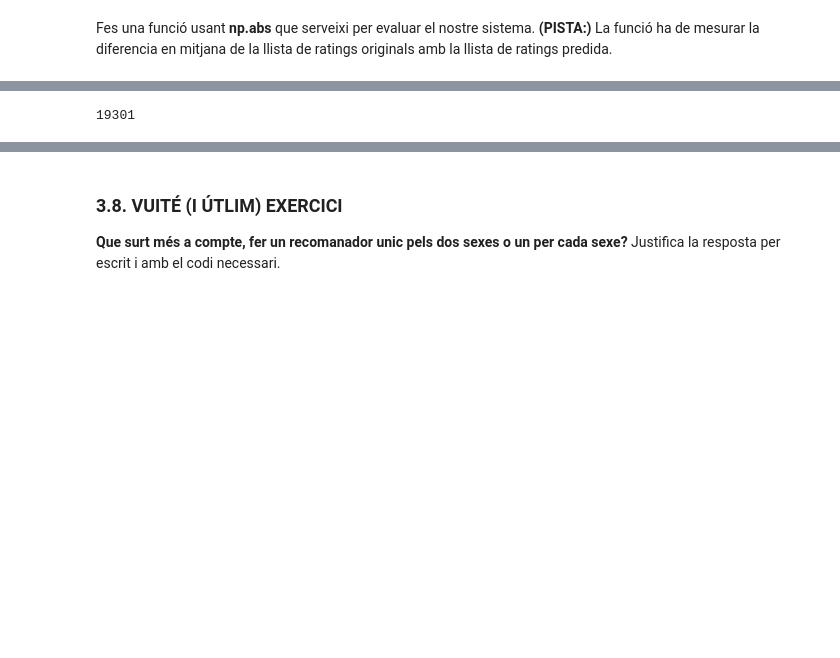
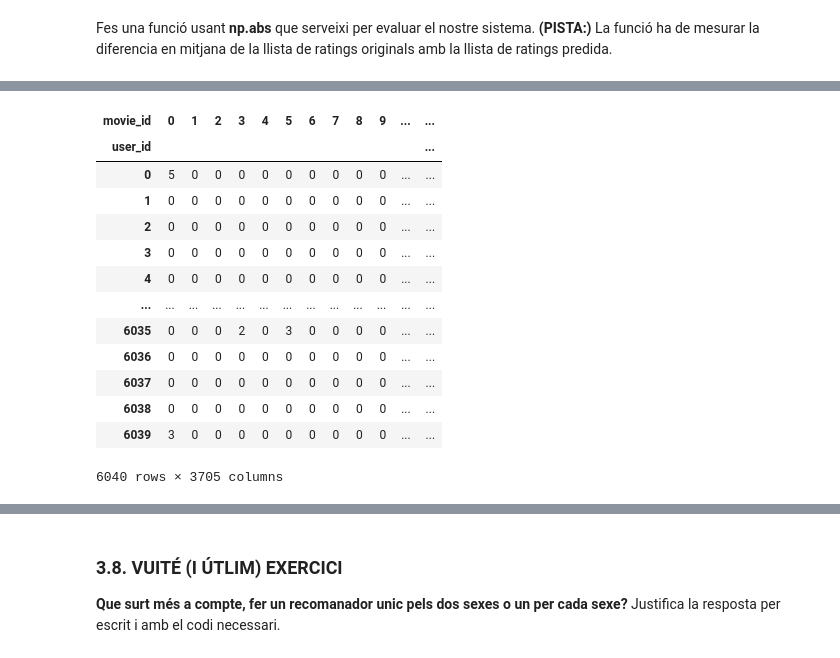
Before and after one commit to mates-info/tnui, a Jupyter notebook: p2/assigment_code.ipynb, the cells around one changed output, grey strips where cells are left out. Cells and saved outputs as stored; diff of their text form; code cells hidden in the pictures; blank space fills up the shorter version.

```diff
--- a/p2/assigment_code.ipynb
+++ b/p2/assigment_code.ipynb
@@ -1160 +1199,20 @@ getRecommendationsUser(df_counts_train, 0, sim_nou, df_counts_train.shape[1], 50
+# %%
+df_train = build_counts_table(train)
+# %%
+df_train
+# %% [output]
+| movie_id | 0 | 1 | 2 | 3 | 4 | 5 | 6 | 7 | 8 | 9 | ... | ... |
+| user_id |  |  |  |  |  |  |  |  |  |  |  | ... |
+| 0 | 5 | 0 | 0 | 0 | 0 | 0 | 0 | 0 | 0 | 0 | ... | ... |
+| 1 | 0 | 0 | 0 | 0 | 0 | 0 | 0 | 0 | 0 | 0 | ... | ... |
+| 2 | 0 | 0 | 0 | 0 | 0 | 0 | 0 | 0 | 0 | 0 | ... | ... |
+| 3 | 0 | 0 | 0 | 0 | 0 | 0 | 0 | 0 | 0 | 0 | ... | ... |
+| 4 | 0 | 0 | 0 | 0 | 0 | 0 | 0 | 0 | 0 | 0 | ... | ... |
+| ... | ... | ... | ... | ... | ... | ... | ... | ... | ... | ... | ... | ... |
+| 6035 | 0 | 0 | 0 | 2 | 0 | 3 | 0 | 0 | 0 | 0 | ... | ... |
+| 6036 | 0 | 0 | 0 | 0 | 0 | 0 | 0 | 0 | 0 | 0 | ... | ... |
+| 6037 | 0 | 0 | 0 | 0 | 0 | 0 | 0 | 0 | 0 | 0 | ... | ... |
+| 6038 | 0 | 0 | 0 | 0 | 0 | 0 | 0 | 0 | 0 | 0 | ... | ... |
+| 6039 | 3 | 0 | 0 | 0 | 0 | 0 | 0 | 0 | 0 | 0 | ... | ... |
+6040 rows × 3705 columns
 # %%
@@ -1170,8 +1235,4 @@ df_counts_test = build_counts_table(test)
 sim_nou = similarity_matrix(None, df_counts_train)
-# %%
-df_counts_test.values.astype('bool').sum()
-# %% [output]
-19301
 # %%
 t = datetime.datetime.now()
 mae = evaluateRecommendations(df_counts_train, df_counts_test, 50, 10, sim_nou)
```
Also changed, not shown: parts of 41 cells of this notebook.
